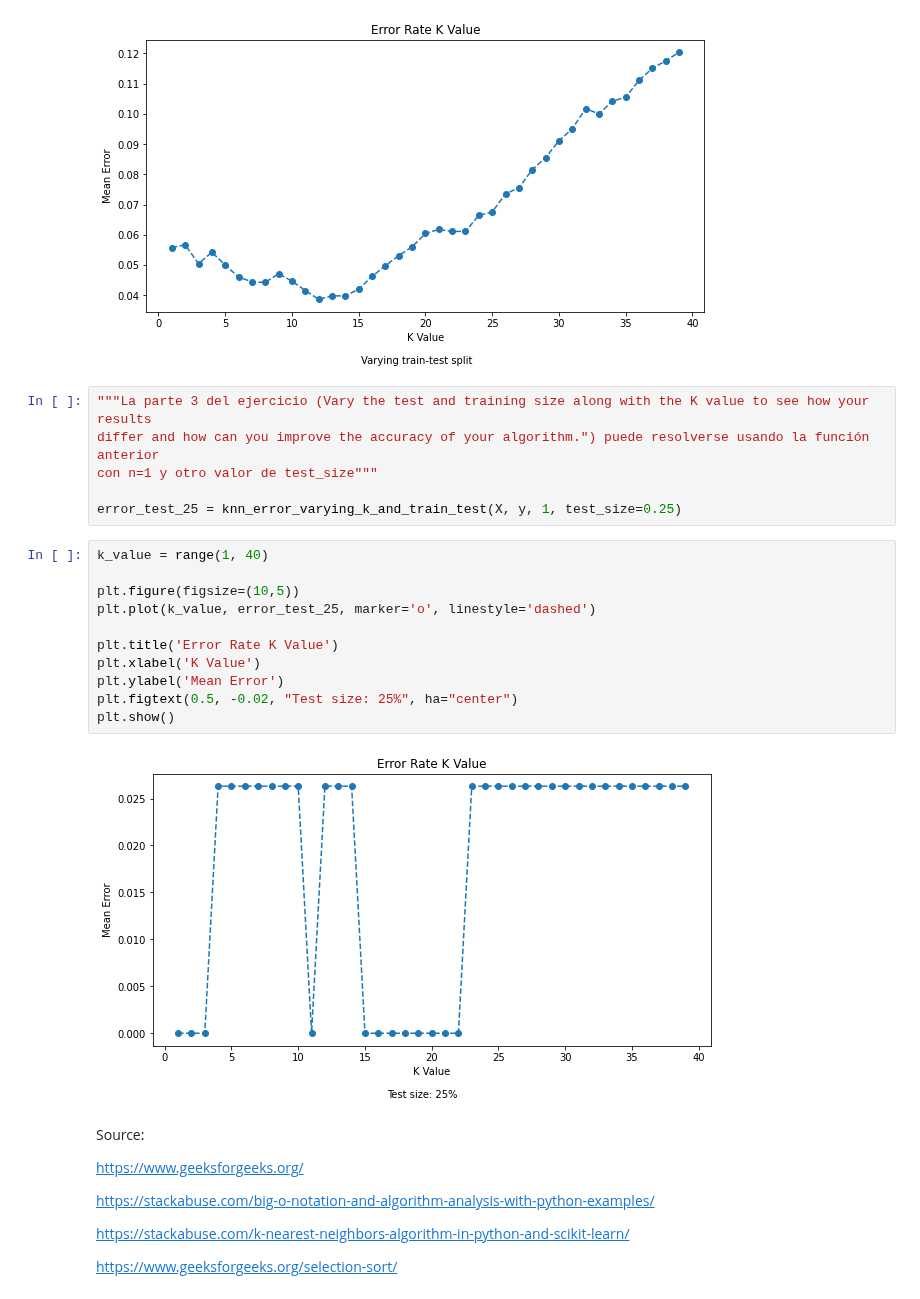
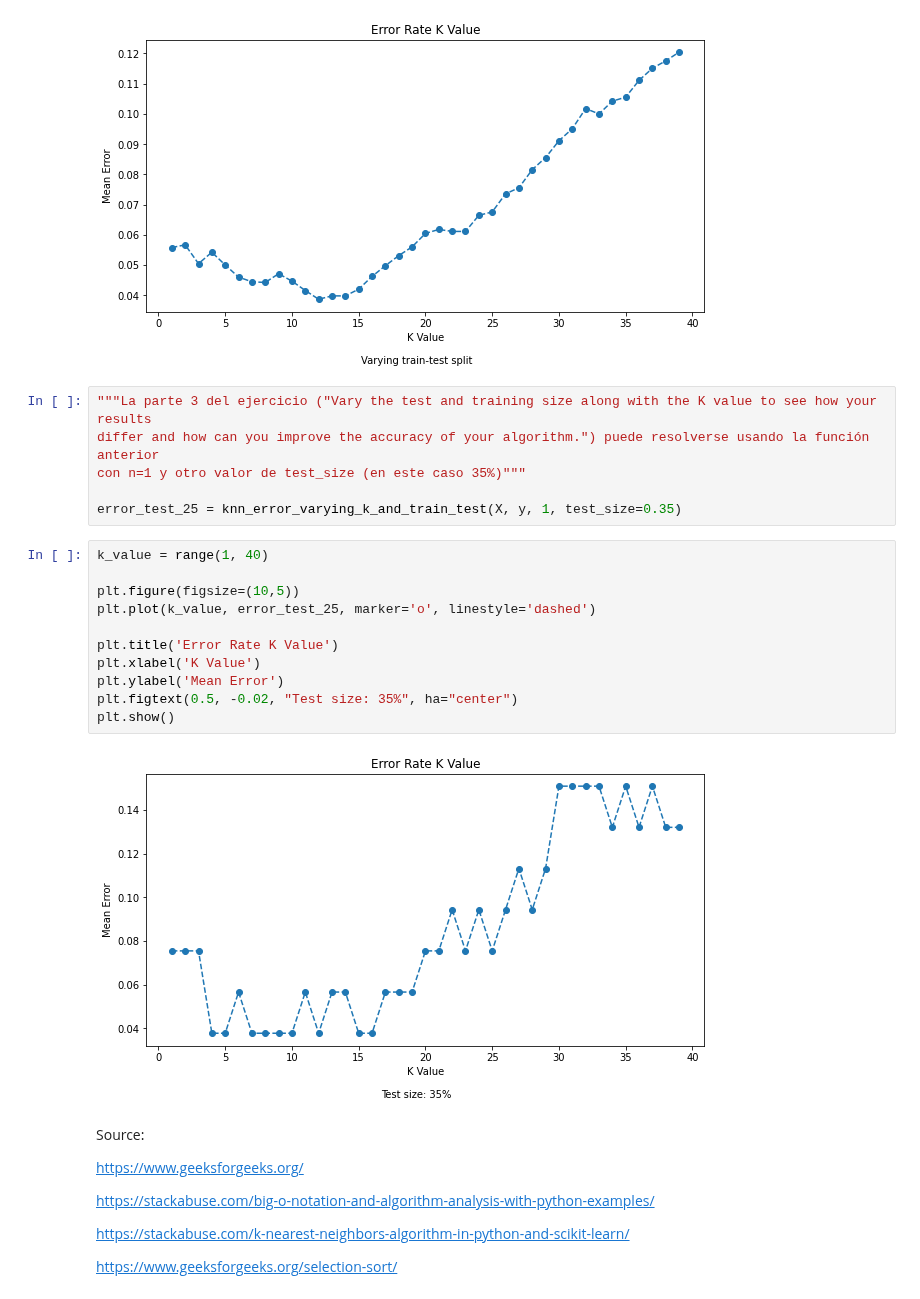
Before and after one commit to molkrovic/algorithm-optimization-project-machine-learning, a Jupyter notebook: notebook/problems.ipynb, the cells around one changed output. Cells and saved outputs as stored; diff of their text form.

```diff
--- a/notebook/problems.ipynb
+++ b/notebook/problems.ipynb
@@ -558,24 +558,24 @@ plt.show()
 # %% [output]
 [figure]
 # %%
-"""La parte 3 del ejercicio (Vary the test and training size along with the K value to see how your results
+"""La parte 3 del ejercicio ("Vary the test and training size along with the K value to see how your results
 differ and how can you improve the accuracy of your algorithm.") puede resolverse usando la función anterior
-con n=1 y otro valor de test_size"""
+con n=1 y otro valor de test_size (en este caso 35%)"""
 
-error_test_25 = knn_error_varying_k_and_train_test(X, y, 1, test_size=0.25)
+error_test_25 = knn_error_varying_k_and_train_test(X, y, 1, test_size=0.35)
 # %%
 k_value = range(1, 40)
 
 plt.figure(figsize=(10,5))
 plt.plot(k_value, error_test_25, marker='o', linestyle='dashed')
 
 plt.title('Error Rate K Value')
 plt.xlabel('K Value')
 plt.ylabel('Mean Error')
-plt.figtext(0.5, -0.02, "Test size: 25%", ha="center")
+plt.figtext(0.5, -0.02, "Test size: 35%", ha="center")
 plt.show()
 # %% [output]
-[figure, old version]
+[figure, new version]
 # %% [markdown]
 Source:
 
```
Also changed, not shown: parts of 1 cell of this notebook.
